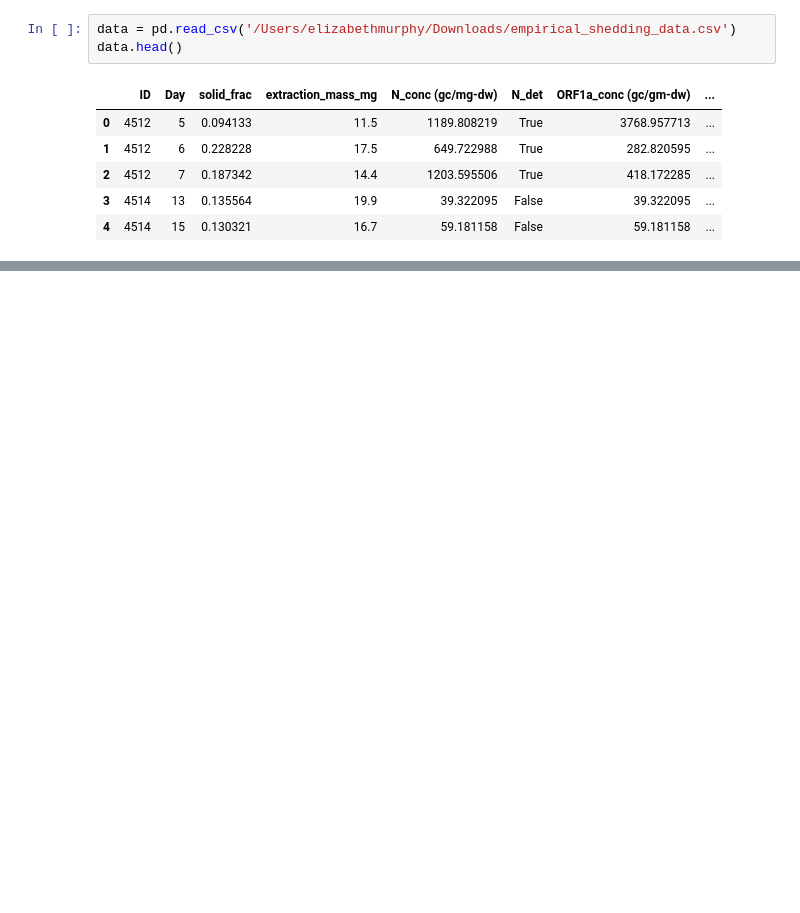
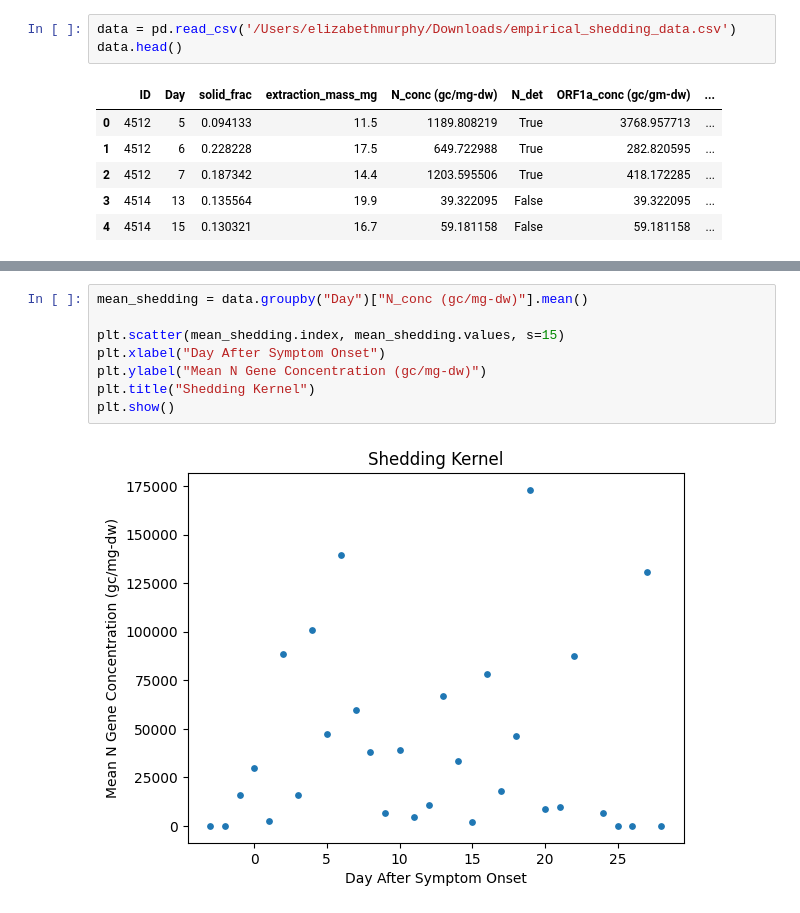
Before and after one commit to elizabethmurphy24/SRTI, a Jupyter notebook: Estimate shedding kernel.ipynb, the cells around one changed output, grey strips where cells are left out. Saved outputs shown, nothing was run; the diff lists cells and outputs as text; blank space fills up the shorter version.

```diff
--- a/Estimate shedding kernel.ipynb
+++ b/Estimate shedding kernel.ipynb
@@ -15,0 +52,10 @@ data.head()
+# %%
+mean_shedding = data.groupby("Day")["N_conc (gc/mg-dw)"].mean()
+
+plt.scatter(mean_shedding.index, mean_shedding.values, s=15)
+plt.xlabel("Day After Symptom Onset")
+plt.ylabel("Mean N Gene Concentration (gc/mg-dw)")
+plt.title("Shedding Kernel")
+plt.show()
+# %% [output]
+[figure, added]
```
Also changed, not shown: parts of 5 cells of this notebook, 1 other file.
